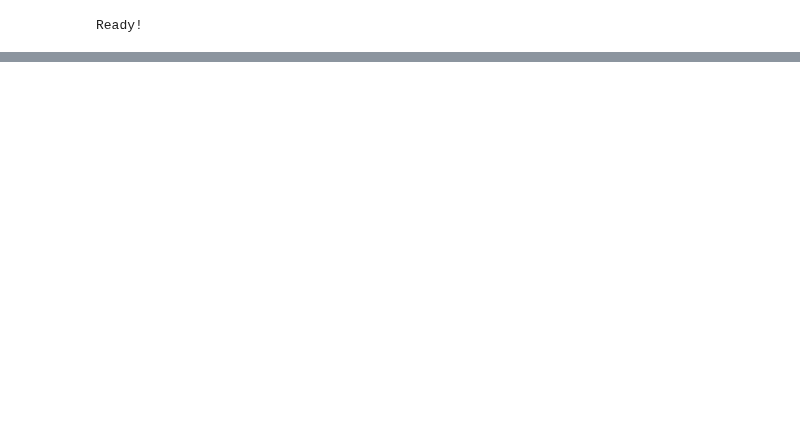
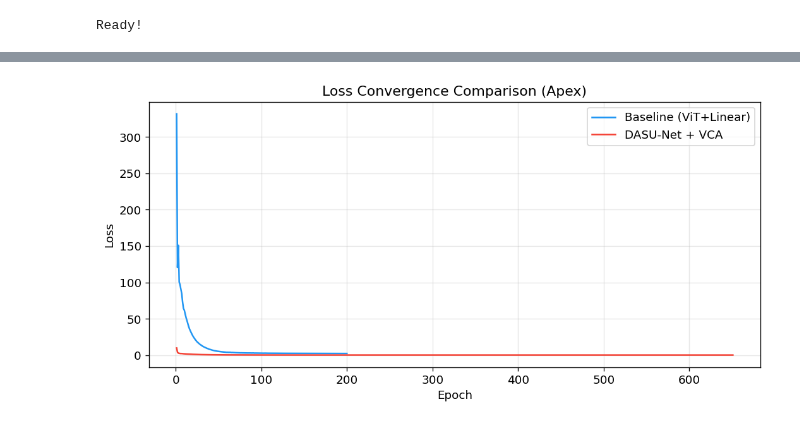
Before and after one commit to YaroslavFetisov/DASU-Net-UAV, a Jupyter notebook: notebooks/02_comparison.ipynb, the cells around one changed output, grey strips where cells are left out. Drawn from its saved outputs; the diff is of its cells as text; code cells hidden in the pictures; blank space fills up the shorter version.

```diff
--- a/notebooks/02_comparison.ipynb
+++ b/notebooks/02_comparison.ipynb
@@ -184,0 +71,11 @@ for run, lbl in zip(runs, labels):
+# %%
+# Load Datasets and Runs
+dataset_apex = HyperspectralDataset('apex', data_dir='./data/raw', device='cpu')
+A_gt_apex = dataset_apex.get_abundance_cube().numpy()
+E_gt_apex = dataset_apex.get_endmembers().numpy()
+EM_NAMES_APEX = ['Road', 'Tree', 'Roof', 'Water']
+
+run_baseline_apex = load_run('runs/baseline_apex')
+run_improved_apex = load_run('runs/dasunet_vca_apex')
+
+runs_apex = [run_baseline_apex, run_improved_apex]
@@ -184,0 +98,5 @@ for run, lbl in zip(runs, labels):
+# %%
+fig_loss = plot_loss_comparison(runs_apex, labels, title="Loss Convergence Comparison (Apex)")
+plt.show()
+# %% [output]
+[figure, added]
```
Also changed, not shown: parts of 27 cells of this notebook, 3 other files.
